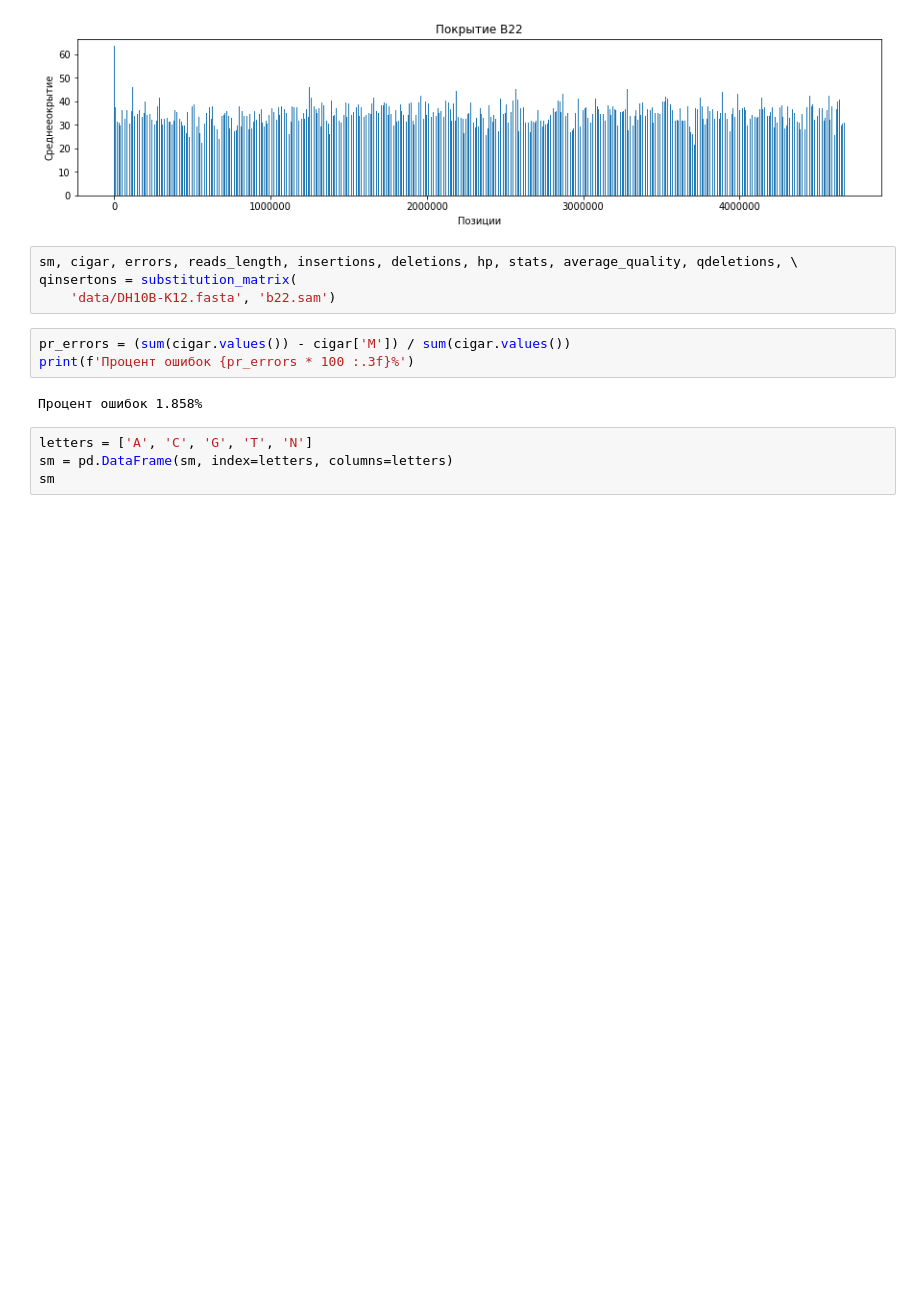
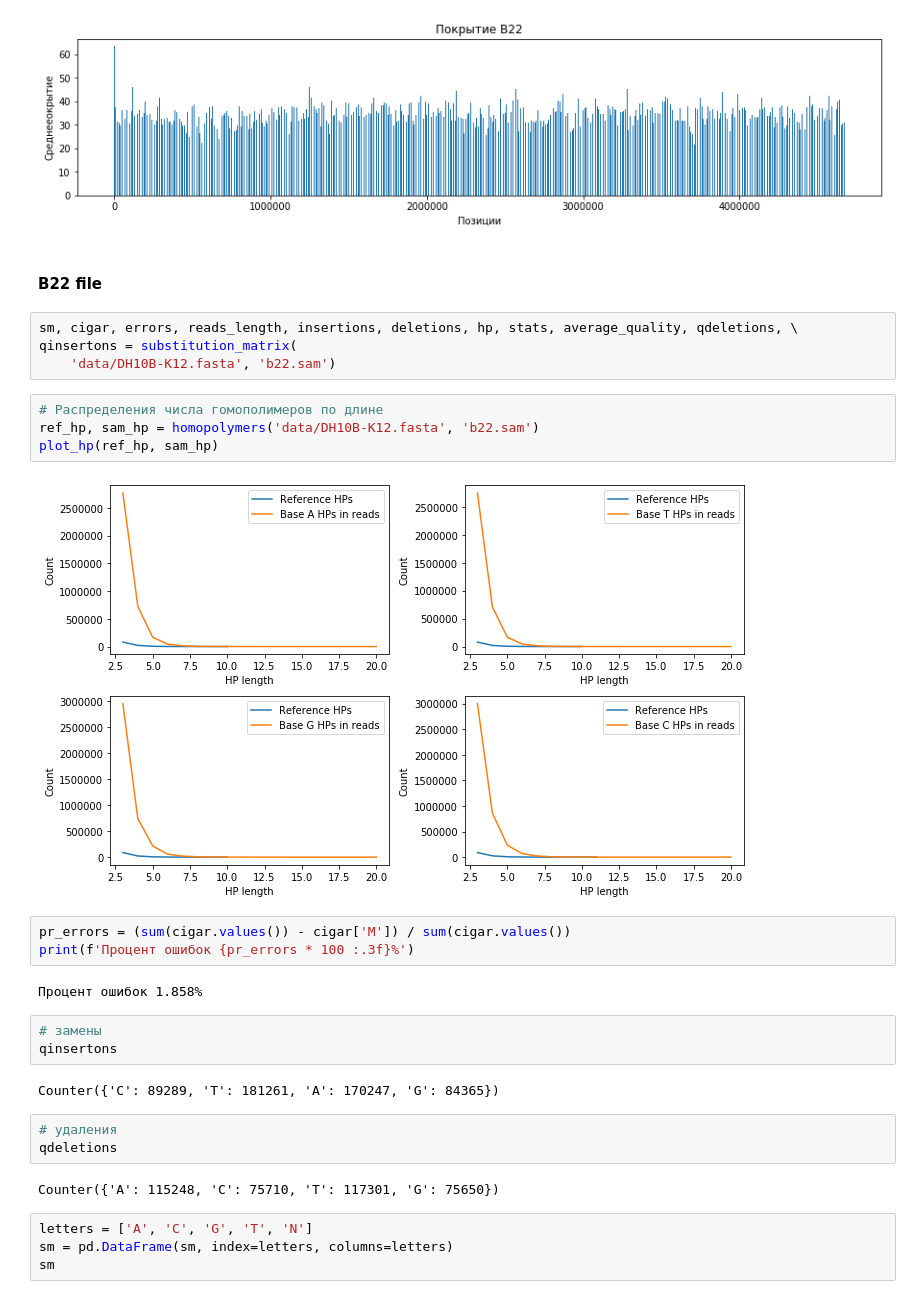
Before and after one commit to alexmorphine/NGS_course, a Jupyter notebook: homework_2/homework_2.ipynb, the cells around one changed output. Drawn from its saved outputs; the diff is of its cells as text; blank space fills up the shorter version.

```diff
--- a/homework_2/homework_2.ipynb
+++ b/homework_2/homework_2.ipynb
@@ -486,15 +595,33 @@ mean coverage = 34.35
 position coverage = 99.99
 Text(0.5, 1.0, 'Покрытие B22')
 [figure]
+# %% [markdown]
+#### B22 file
 # %%
 sm, cigar, errors, reads_length, insertions, deletions, hp, stats, average_quality, qdeletions, \
 qinsertons = substitution_matrix(
     'data/DH10B-K12.fasta', 'b22.sam')
+# %%
+# Распределения числа гомополимеров по длине
+ref_hp, sam_hp = homopolymers('data/DH10B-K12.fasta', 'b22.sam')
+plot_hp(ref_hp, sam_hp)
+# %% [output]
+[figure, added]
 # %%
 pr_errors = (sum(cigar.values()) - cigar['M']) / sum(cigar.values())
 print(f'Процент ошибок {pr_errors * 100 :.3f}%')
 # %% [output]
 Процент ошибок 1.858%
+# %%
+# замены
+qinsertons
+# %% [output]
+Counter({'C': 89289, 'T': 181261, 'A': 170247, 'G': 84365})
+# %%
+# удаления
+qdeletions
+# %% [output]
+Counter({'A': 115248, 'C': 75710, 'T': 117301, 'G': 75650})
 # %%
 letters = ['A', 'C', 'G', 'T', 'N']
 sm = pd.DataFrame(sm, index=letters, columns=letters)
```
Also changed, not shown: parts of 12 cells of this notebook.
